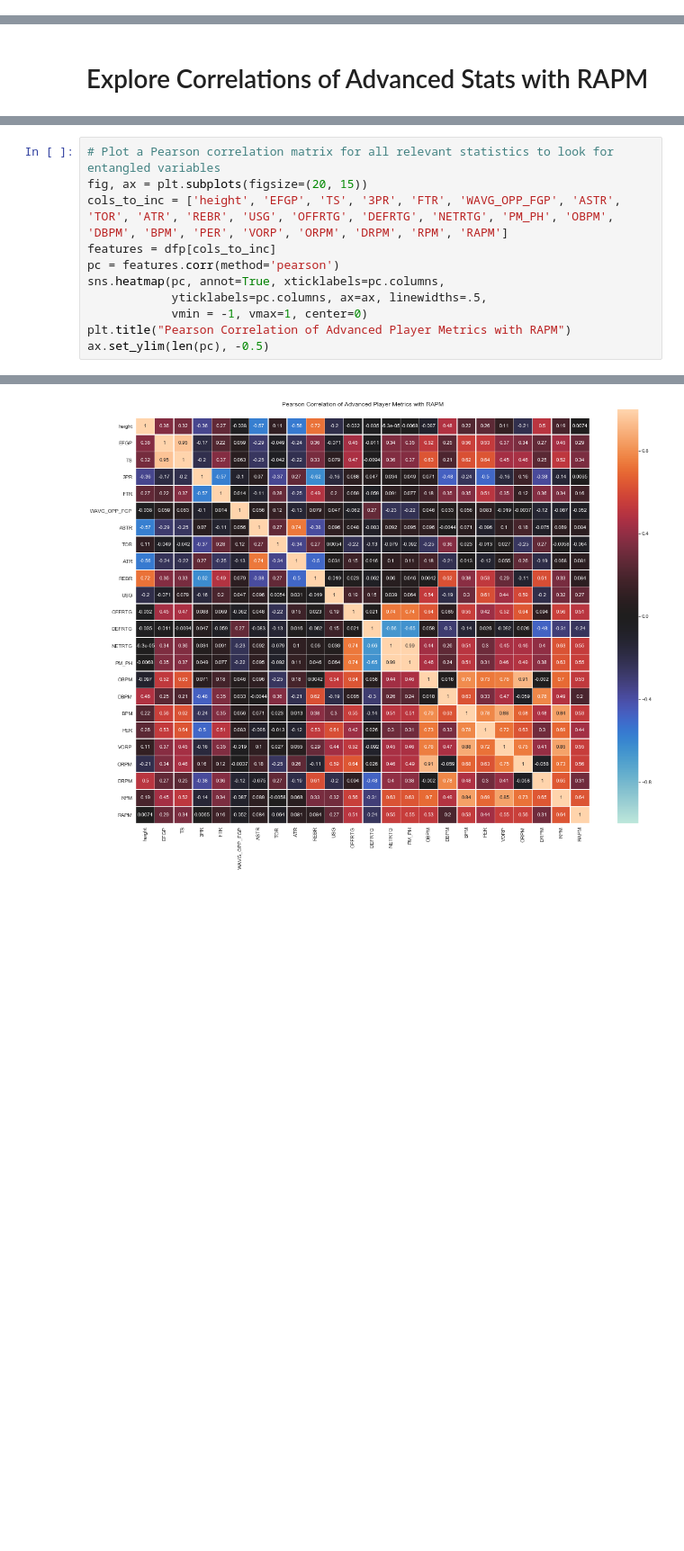
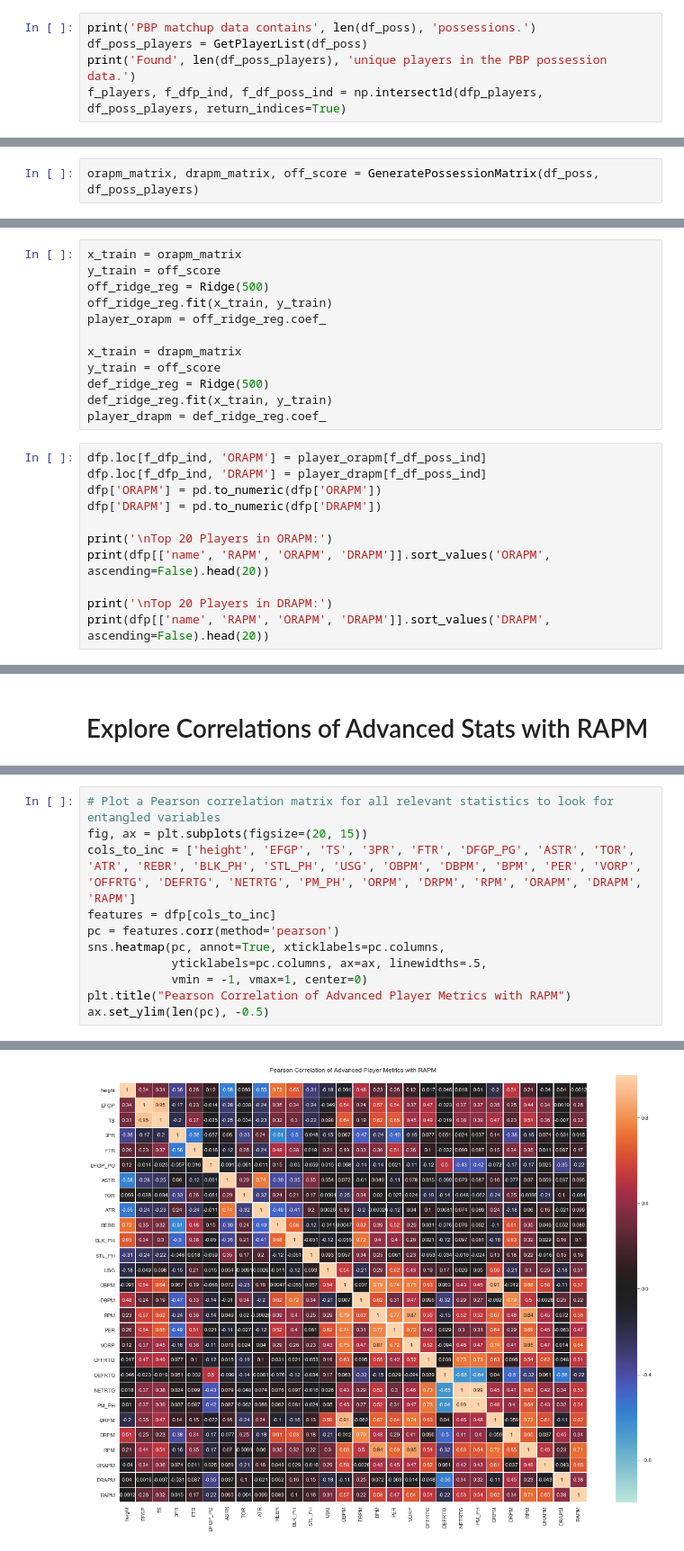
Before and after one commit to jecutter/nba-data-models, a Jupyter notebook: Data_Modeling/RAPM_Ridge_Regression.ipynb, the cells around one changed output, grey strips where cells are left out. Shown at 90% size. Drawn from its saved outputs; the diff is of its cells as text; blank space fills up the shorter version.

```diff
--- a/Data_Modeling/RAPM_Ridge_Regression.ipynb
+++ b/Data_Modeling/RAPM_Ridge_Regression.ipynb
@@ -204,0 +363,5 @@ print(dfp)
+# %%
+print('PBP matchup data contains', len(df_poss), 'possessions.')
+df_poss_players = GetPlayerList(df_poss)
+print('Found', len(df_poss_players), 'unique players in the PBP possession data.')
+f_players, f_dfp_ind, f_df_poss_ind = np.intersect1d(dfp_players, df_poss_players, return_indices=True)
@@ -204,0 +371,2 @@ print(dfp)
+# %%
+orapm_matrix, drapm_matrix, off_score = GeneratePossessionMatrix(df_poss, df_poss_players)
@@ -204,0 +376,23 @@ print(dfp)
+# %%
+x_train = orapm_matrix
+y_train = off_score
+off_ridge_reg = Ridge(500)
+off_ridge_reg.fit(x_train, y_train)
+player_orapm = off_ridge_reg.coef_
+
+x_train = drapm_matrix
+y_train = off_score
+def_ridge_reg = Ridge(500)
+def_ridge_reg.fit(x_train, y_train)
+player_drapm = def_ridge_reg.coef_
+# %%
+dfp.loc[f_dfp_ind, 'ORAPM'] = player_orapm[f_df_poss_ind]
+dfp.loc[f_dfp_ind, 'DRAPM'] = player_drapm[f_df_poss_ind]
+dfp['ORAPM'] = pd.to_numeric(dfp['ORAPM'])
+dfp['DRAPM'] = pd.to_numeric(dfp['DRAPM'])
+
+print('\nTop 20 Players in ORAPM:')
+print(dfp[['name', 'RAPM', 'ORAPM', 'DRAPM']].sort_values('ORAPM', ascending=False).head(20))
+
+print('\nTop 20 Players in DRAPM:')
+print(dfp[['name', 'RAPM', 'ORAPM', 'DRAPM']].sort_values('DRAPM', ascending=False).head(20))
@@ -207,7 +423,7 @@ print(dfp)
 # %%
 # Plot a Pearson correlation matrix for all relevant statistics to look for entangled variables
 fig, ax = plt.subplots(figsize=(20, 15))
-cols_to_inc = ['height', 'EFGP', 'TS', '3PR', 'FTR', 'WAVG_OPP_FGP', 'ASTR', 'TOR', 'ATR', 'REBR', 'USG', 'OFFRTG', 'DEFRTG', 'NETRTG', 'PM_PH', 'OBPM', 'DBPM', 'BPM', 'PER', 'VORP', 'ORPM', 'DRPM', 'RPM', 'RAPM']
+cols_to_inc = ['height', 'EFGP', 'TS', '3PR', 'FTR', 'DFGP_PG', 'ASTR', 'TOR', 'ATR', 'REBR', 'BLK_PH', 'STL_PH', 'USG', 'OBPM', 'DBPM', 'BPM', 'PER', 'VORP', 'OFFRTG', 'DEFRTG', 'NETRTG', 'PM_PH', 'ORPM', 'DRPM', 'RPM', 'ORAPM', 'DRAPM', 'RAPM']
 features = dfp[cols_to_inc]
 pc = features.corr(method='pearson')
 sns.heatmap(pc, annot=True, xticklabels=pc.columns,
@@ -220 +436 @@ ax.set_ylim(len(pc), -0.5)
-[figure, old version]
+[figure, new version]
```
Also changed, not shown: parts of 48 cells of this notebook, 7 other files.
